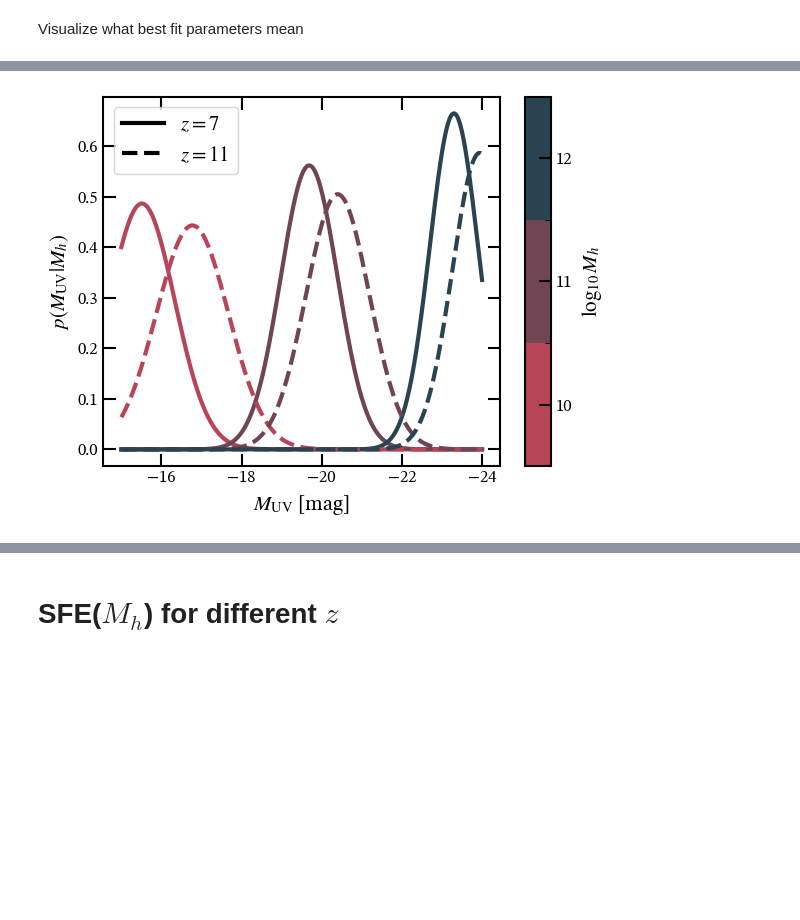
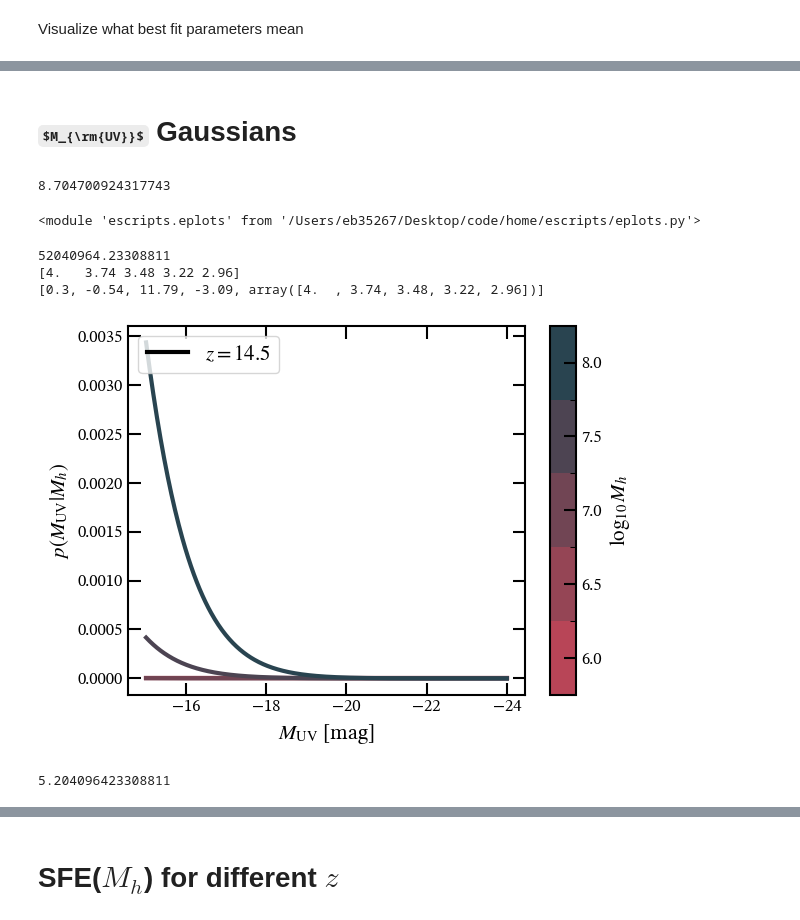
Before and after one commit to ebregou/modeling_stochasticity, a Jupyter notebook: notebooks/visualize_results.ipynb, the cells around one changed output, grey strips where cells are left out. Cells and saved outputs as stored; diff of their text form; code cells hidden in the pictures; some formulas as TeX source; blank space fills up the shorter version.

Commit message:
figure for TACOS

```diff
--- a/notebooks/visualize_results.ipynb
+++ b/notebooks/visualize_results.ipynb
@@ -16,6 +13,6 @@ best_fit = [0.63, -0.06, -0.47, -0.04, 12.29, 0.24, -0.9, 0, 0.62, 0.02, -0.11]
 # %%
-file_names = ['/Users/eb35267/Desktop/code/home/data/Bouwens2021_fixed.txt',
-              '/Users/eb35267/Desktop/code/home/data/Donnan24_GAL.txt',
-             '/Users/eb35267/Desktop/code/home/data/Mcleod_24.txt']
-data_labels = ['Bouwens+21', 'Donnan+24', 'McLeod+24']
-sorted_data = edata.get_sorted(file_names, data_labels)
+file_names = ['/Users/eb35267/Desktop/code/home/data/Donnan24_GAL.txt',
+             '/Users/eb35267/Desktop/code/home/data/Mcleod_24.txt',
+             '/Users/eb35267/Desktop/code/home/data/Bouwens2021_fixed.txt']
+data_labels = ['Donnan+24', 'McLeod+24', 'Bouwens+21']
+sorted_data = edata.get_sorted(file_names, data_labels, include_zs=[10, 11, 12.5])
@@ -22,4 +28,5 @@ sorted_data = edata.get_sorted(file_names, data_labels)
 # %%
-param_data = eMCMC.build_param_data({})
+params = eMCMC.build_param_data({'dsigdz': {'fit': False, 'value': 0}, 'dalphadz': {'fit': False, 'value':0}, 'dbetadz':
+                                 {'fit':False, 'value':0}, 'dlogedz': {'fit':False, 'value':0}, 'dlogMcdz':{'fit':False, 'value':0}})
 # %%
-my_UVLF = eMCMC.UVLF(sorted_data, param_data)
+my_UVLF = eMCMC.UVLF(sorted_data, params)
@@ -68,0 +33,2 @@ def gaussian(MUV_range, sigma_UV, MUV_bar):
+# %%
+best_fit = [0.71, -0.54, 11.79, -0.81, 0.3, 3]
@@ -69,4 +44,18 @@ def gaussian(MUV_range, sigma_UV, MUV_bar):
+# %% [markdown]
+# $M_{\rm{UV}}$ Gaussians
+# %%
+87047009.24317743 / 1e7
+# %% [output]
+8.704700924317743
+# %%
+importlib.reload(eplots)
+# %% [output]
+<module 'escripts.eplots' from '/Users/eb35267/Desktop/code/home/escripts/eplots.py'>
 # %%
-fig = plot_MUV_dist(my_UVLF, [7, 11], best_fit, Mhtab)
+Mhtab = np.arange(6, 8.5, 0.5)
+fig = eplots.MUV_distribution(my_UVLF, [14.5], best_fit, Mhtab)
 # %% [output]
+52040964.23308811
+[4.   3.74 3.48 3.22 2.96]
+[0.3, -0.54, 11.79, -3.09, array([4.  , 3.74, 3.48, 3.22, 2.96])]
-[figure, old version]
+[figure, new version]
@@ -72,0 +64,4 @@ fig = plot_MUV_dist(my_UVLF, [7, 11], best_fit, Mhtab)
+# %%
+52040964.23308811/1e7
+# %% [output]
+5.204096423308811
```
Also changed, not shown: parts of 25 cells of this notebook, 23 other files.
